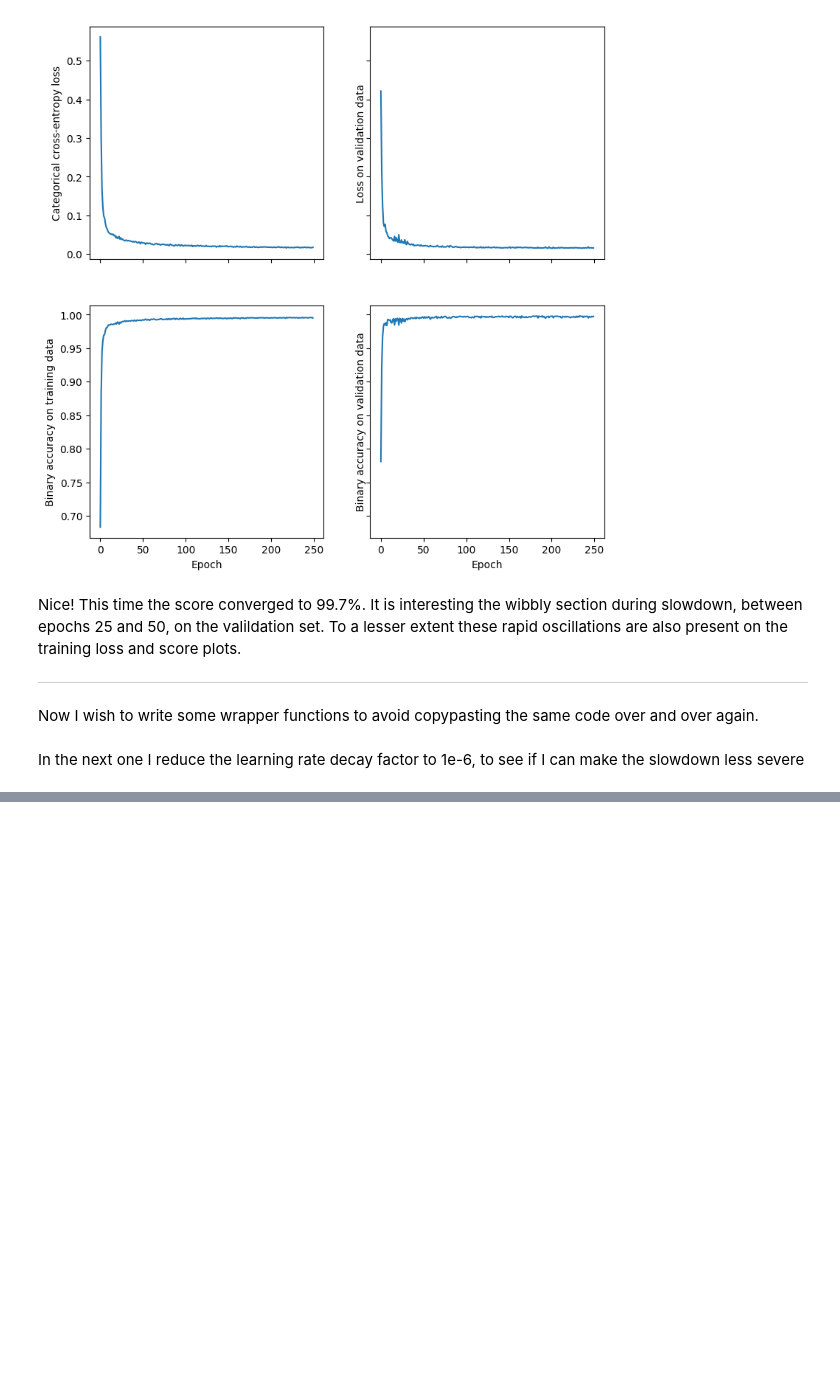
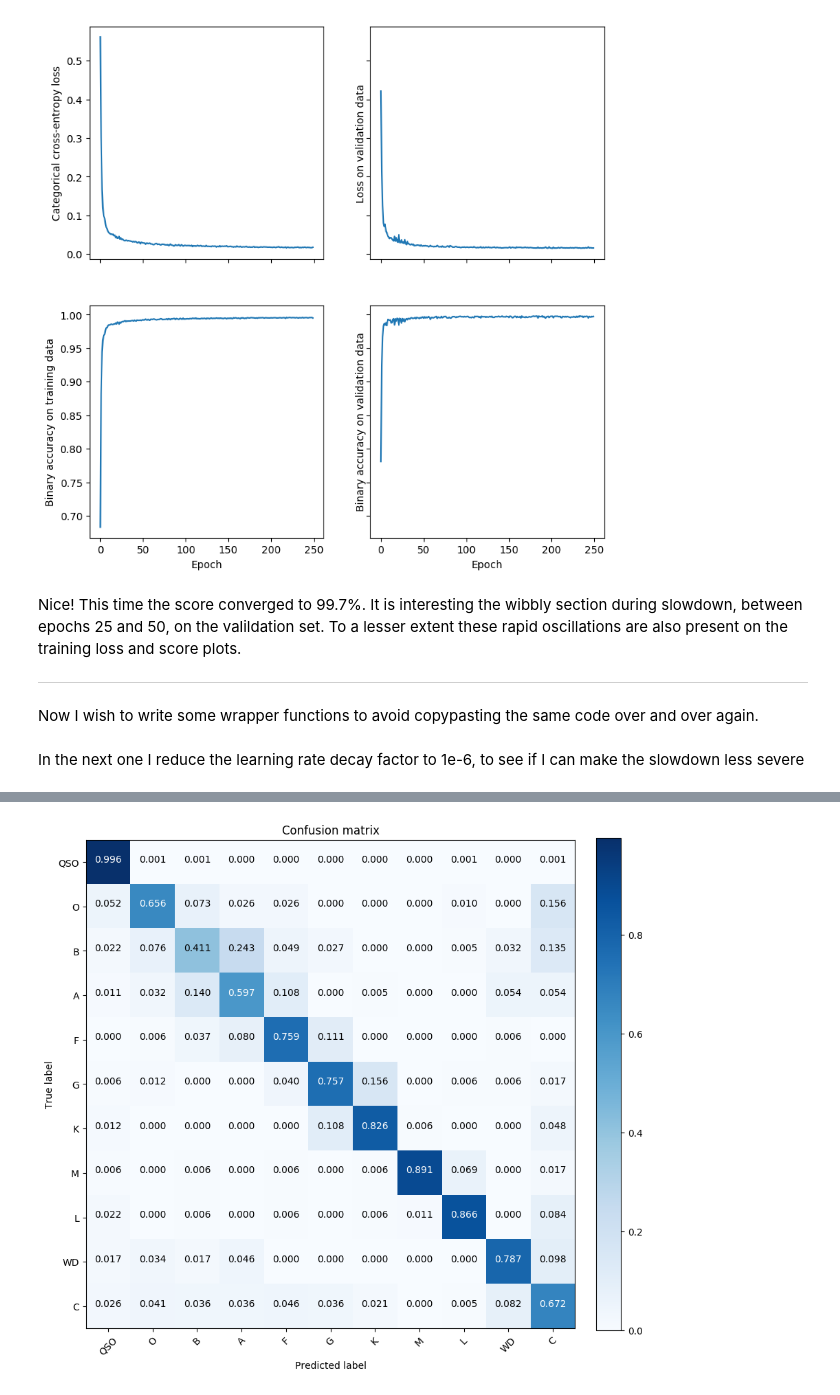
Before and after one commit to ManuelSolimano/mqc-nets, a Jupyter notebook: Colab Notebooks/modelling.ipynb, the cells around one changed output, grey strips where cells are left out. Cells and saved outputs as stored; diff of their text form; code cells hidden in the pictures; blank space fills up the shorter version.

Commit message:
Confusion matrix, preprocessing refactoring and README update

```diff
--- a/Colab Notebooks/modelling.ipynb
+++ b/Colab Notebooks/modelling.ipynb
@@ -807,0 +797,68 @@ metadata
+# %%
+import itertools
+
+
+def conf_array(testy, predy):
+
+  testy = np.argmax(testy, axis=1)
+
+  predy = np.argmax(predy, axis=1)
+
+  return confusion_matrix(testy, predy)
+
+def plot_confusion_matrix(cm, classes,
+                          normalize=False,
+                          title='Confusion matrix',
+                          cmap=plt.cm.Blues):
+    """
+    This function prints and plots the confusion matrix.
+    Normalization can be applied by setting `normalize=True`.
+    """
+    if normalize:
+        cm = cm.astype('float') / cm.sum(axis=1)[:, np.newaxis]
+        print("Normalized confusion matrix")
+    else:
+        print('Confusion matrix, without normalization')
+        print(cm)
+
+    print('Class  Precision Recall')
+    for i, clas in enumerate(labels):
+      total = np.sum(cm[i,:])
+      true_positive = cm[i,i]
+      false_positive = np.sum(cm[:,i]) - true_positive
+      false_negative = total - true_positive
+
+      precision = true_positive / (true_positive + false_positive)
+      recall = true_positive / (true_positive + false_negative)
+
+      print('{:5s}: {:.3f}     {:.3f}'.format(clas, precision, recall))
+
+
+
+
+    im = plt.imshow(cm, interpolation='nearest', cmap=cmap)
+    plt.title(title)
+    plt.colorbar(im,fraction=0.046, pad=0.04)
+    tick_marks = np.arange(len(classes))
+    plt.xticks(tick_marks, classes, rotation=45)
+    plt.yticks(tick_marks, classes)
+
+    fmt = '.3f' if normalize else 'd'
+    thresh = cm.max() / 2.
+    for i, j in itertools.product(range(cm.shape[0]), range(cm.shape[1])):
+        plt.text(j, i, format(cm[i, j], fmt),
+                 horizontalalignment="center",
+                 color="white" if cm[i, j] > thresh else "black")
+
+    plt.ylabel('True label')
+    plt.xlabel('Predicted label')
+    plt.tight_layout()
+
+plt.figure(figsize=(9,9))
+labels = ['QSO', 'O', 'B', 'A', 'F', 'G', 'K', 'M', 'L', 'WD', 'C']
+_, (testx, testy), _ = data
+
+predy = trained_model.predict(testx)
+cm = conf_array(testy, predy)
+plot_confusion_matrix(cm, labels, normalize=True)
+# %% [output]
@@ -807,0 +878 @@ metadata
+[figure, added]
```
Also changed, not shown: parts of 13 cells of this notebook, 7 other files.
